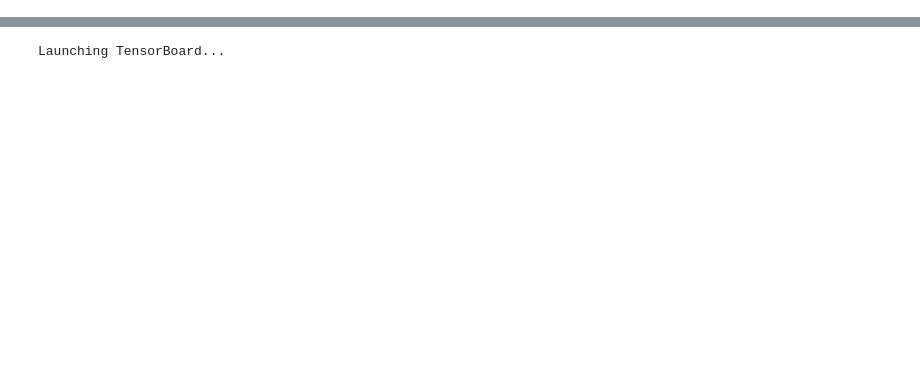
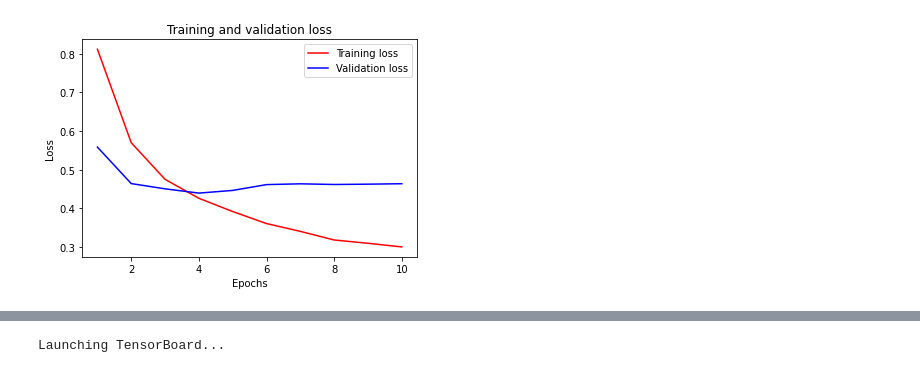
Before and after one commit to sersery35/KAGGLE-nlp-with-disaster-tweets, a Jupyter notebook: notebooks/playground_finetuned_bert_model.ipynb, the cells around one changed output, grey strips where cells are left out. Cells and saved outputs as stored; diff of their text form; code cells hidden in the pictures; blank space fills up the shorter version.

```diff
--- a/notebooks/playground_finetuned_bert_model.ipynb
+++ b/notebooks/playground_finetuned_bert_model.ipynb
@@ -60,9 +73,8 @@ balanced_class_weights = dict(enumerate(class_weight.compute_class_weight("balan
 # %%
-log_directory = "./logs/hyperparameter_tuning_bertmodel/"
-with tf.summary.create_file_writer(log_directory).as_default():
-    hp.hparams_config(
-        hparams=hyperparameters.values(),
-        metrics=[hp.Metric("accuracy", display_name="Accuracy"),
-                 hp.Metric("precision", display_name="Precision"),
-                 hp.Metric("recall", display_name="Recall"),
-                 hp.Metric("f1", display_name="F1 Score")])
+# with tf.summary.create_file_writer(log_directory).as_default():
+#     hp.hparams_config(
+#         hparams=hparams.keys(),
+#         metrics=[hp.Metric("accuracy", display_name="Accuracy"),
+#                  hp.Metric("precision", display_name="Precision"),
+#                  hp.Metric("recall", display_name="Recall"),
+#                  hp.Metric("f1", display_name="F1 Score")])
@@ -121,0 +88,6 @@ F1-Score: 0.5000082272604398
+# %%
+# import tensorflow_text # required for Bert Model
+bert_model = SimpleBertModel(batch_pipeline=BatchPipeline(dataset, batch_size),
+                             hparam_manager=hyperparameter_manager,
+                             num_classes=2,
+                             epochs=epochs)
@@ -121,0 +136,3 @@ F1-Score: 0.5000082272604398
+# %%
+accuracy, precision, recall, f1, predictions = bert_model.fit_and_evaluate(log_directory=log_directory, class_weights=balanced_class_weights)
+print(f"Accuracy: {accuracy}\nPrecision: {precision}\nRecall: {recall}\nF1-Score: {f1}")
@@ -121,0 +172,22 @@ F1-Score: 0.5000082272604398
+# %%
+history_dict = bert_model.history
+
+acc = history_dict['accuracy']
+val_acc = history_dict['val_accuracy']
+loss = history_dict['loss']
+val_loss = history_dict['val_loss']
+
+epochs = range(1, len(acc) + 1)
+
+# "bo" is for "blue dot"
+plt.plot(epochs, loss, 'r', label='Training loss')
+# b is for "solid blue line"
+plt.plot(epochs, val_loss, 'b', label='Validation loss')
+plt.title('Training and validation loss')
+plt.xlabel('Epochs')
+plt.ylabel('Loss')
+plt.legend()
+
+plt.show()
+# %% [output]
+[figure, added]
```
Also changed, not shown: parts of 18 cells of this notebook, 7 other files.
